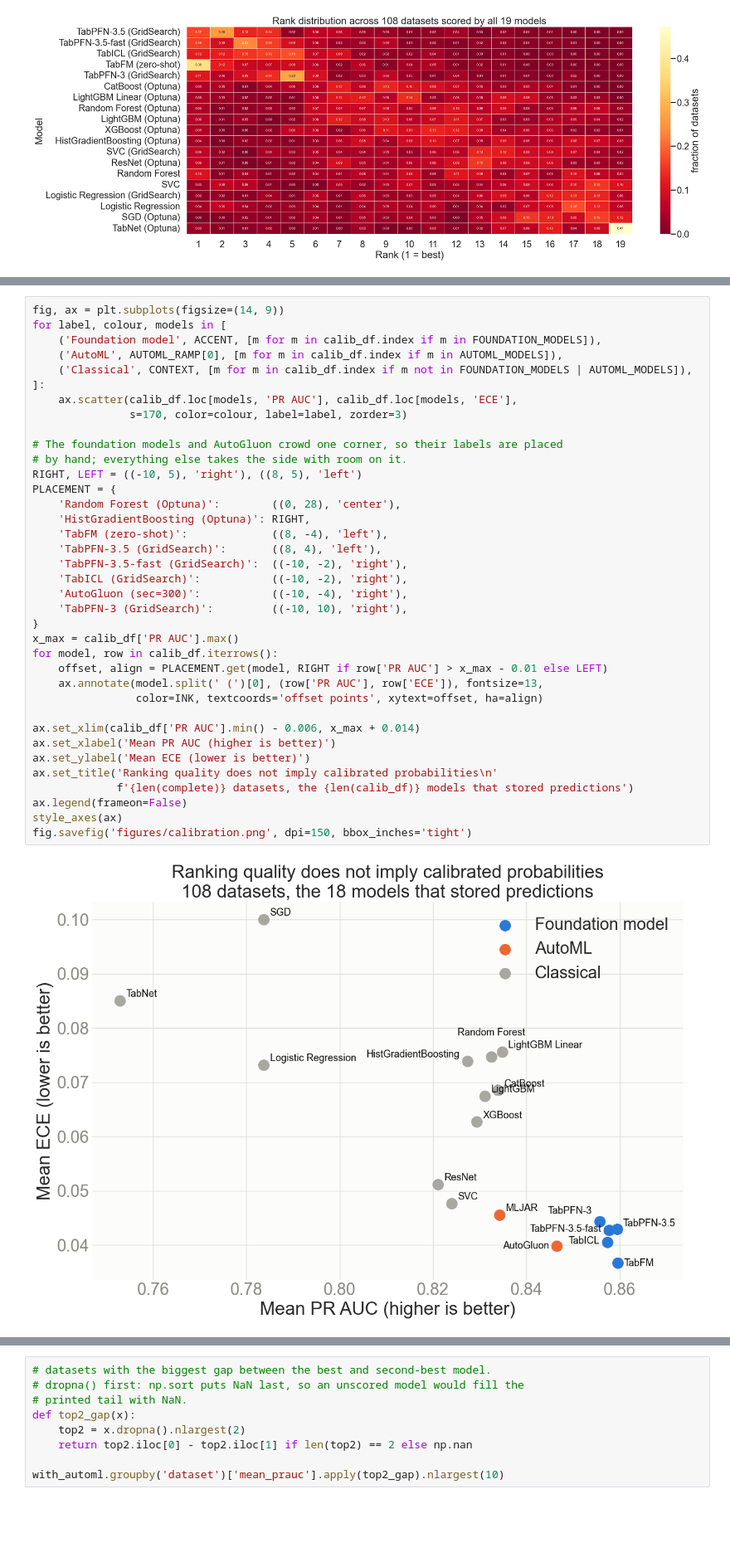
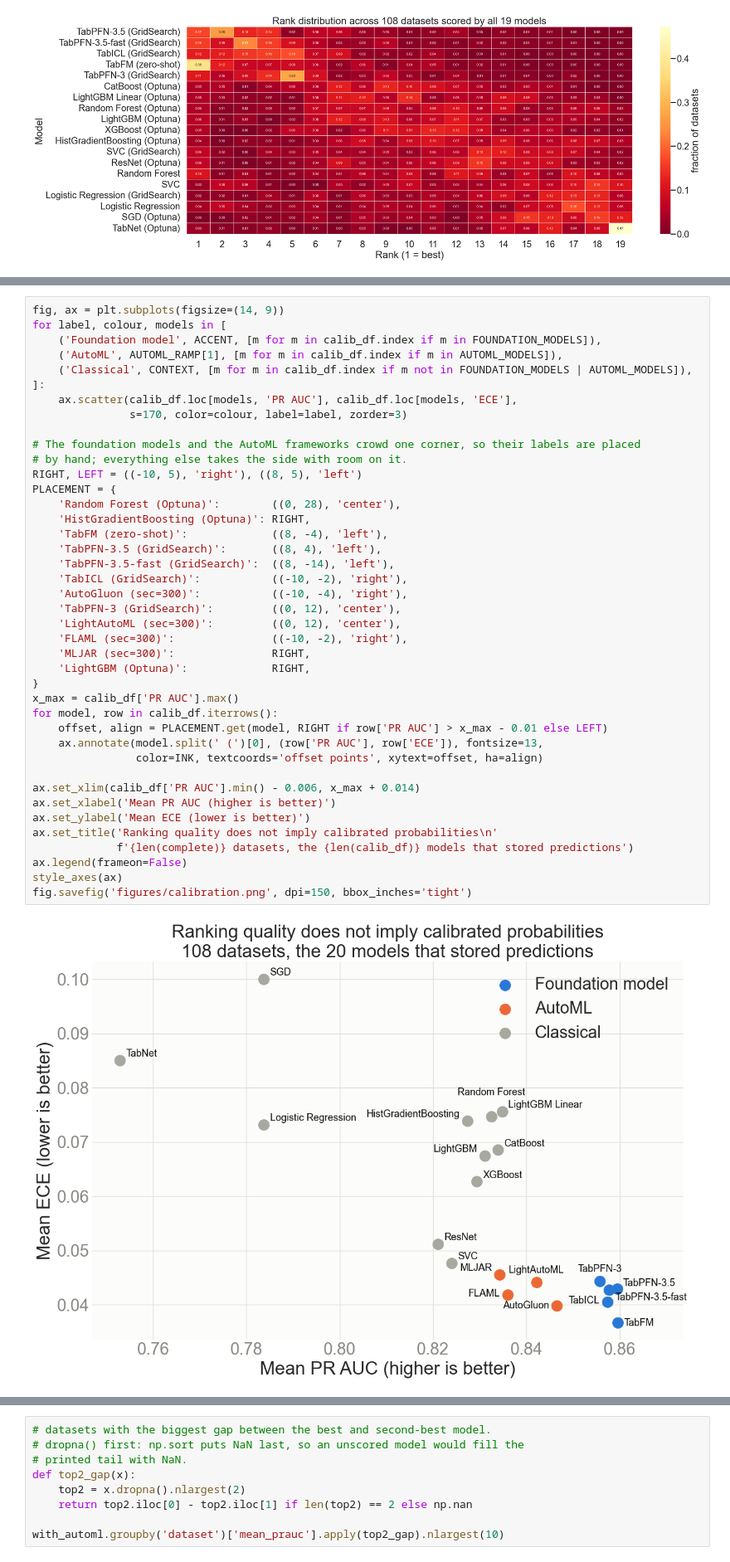
Before and after one commit to firefly1248/SmallDataBenchmarks, a Jupyter notebook: figures.ipynb, the cells around one changed output, grey strips where cells are left out. Shown at 83% size. Saved outputs shown, nothing was run; the diff lists cells and outputs as text; blank space fills up the shorter version.

```diff
--- a/figures.ipynb
+++ b/figures.ipynb
@@ -348,41 +357,45 @@ Venn-ABERS vs isotonic: ECE +0.0063, PR AUC +0.0084 (mean over the 18 models).
 fig, ax = plt.subplots(figsize=(14, 9))
 for label, colour, models in [
     ('Foundation model', ACCENT, [m for m in calib_df.index if m in FOUNDATION_MODELS]),
-    ('AutoML', AUTOML_RAMP[0], [m for m in calib_df.index if m in AUTOML_MODELS]),
+    ('AutoML', AUTOML_RAMP[1], [m for m in calib_df.index if m in AUTOML_MODELS]),
     ('Classical', CONTEXT, [m for m in calib_df.index if m not in FOUNDATION_MODELS | AUTOML_MODELS]),
 ]:
     ax.scatter(calib_df.loc[models, 'PR AUC'], calib_df.loc[models, 'ECE'],
                s=170, color=colour, label=label, zorder=3)
 
-# The foundation models and AutoGluon crowd one corner, so their labels are placed
+# The foundation models and the AutoML frameworks crowd one corner, so their labels are placed
 # by hand; everything else takes the side with room on it.
 RIGHT, LEFT = ((-10, 5), 'right'), ((8, 5), 'left')
 PLACEMENT = {
     'Random Forest (Optuna)':        ((0, 28), 'center'),
     'HistGradientBoosting (Optuna)': RIGHT,
     'TabFM (zero-shot)':             ((8, -4), 'left'),
     'TabPFN-3.5 (GridSearch)':       ((8, 4), 'left'),
-    'TabPFN-3.5-fast (GridSearch)':  ((-10, -2), 'right'),
+    'TabPFN-3.5-fast (GridSearch)':  ((8, -14), 'left'),
     'TabICL (GridSearch)':           ((-10, -2), 'right'),
     'AutoGluon (sec=300)':           ((-10, -4), 'right'),
-    'TabPFN-3 (GridSearch)':         ((-10, 10), 'right'),
+    'TabPFN-3 (GridSearch)':         ((0, 12), 'center'),
+    'LightAutoML (sec=300)':         ((0, 12), 'center'),
+    'FLAML (sec=300)':               ((-10, -2), 'right'),
+    'MLJAR (sec=300)':               RIGHT,
+    'LightGBM (Optuna)':             RIGHT,
 }
 x_max = calib_df['PR AUC'].max()
 for model, row in calib_df.iterrows():
     offset, align = PLACEMENT.get(model, RIGHT if row['PR AUC'] > x_max - 0.01 else LEFT)
     ax.annotate(model.split(' (')[0], (row['PR AUC'], row['ECE']), fontsize=13,
                 color=INK, textcoords='offset points', xytext=offset, ha=align)
 
 ax.set_xlim(calib_df['PR AUC'].min() - 0.006, x_max + 0.014)
 ax.set_xlabel('Mean PR AUC (higher is better)')
 ax.set_ylabel('Mean ECE (lower is better)')
 ax.set_title('Ranking quality does not imply calibrated probabilities\n'
              f'{len(complete)} datasets, the {len(calib_df)} models that stored predictions')
 ax.legend(frameon=False)
 style_axes(ax)
 fig.savefig('figures/calibration.png', dpi=150, bbox_inches='tight')
 # %% [output]
-[figure, old version]
+[figure, new version]
 # %%
 # variability of delta (across folds) vs number of samples
 g = sns.lmplot(
```
Also changed, not shown: parts of 10 cells of this notebook, 15 other files.
